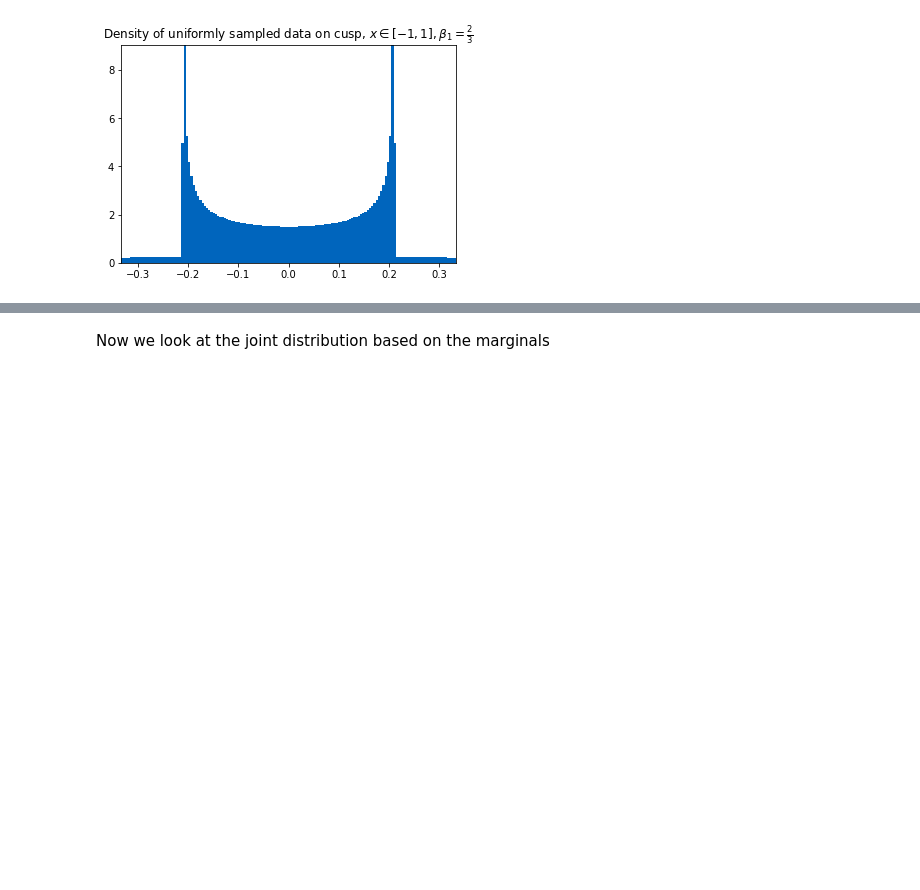
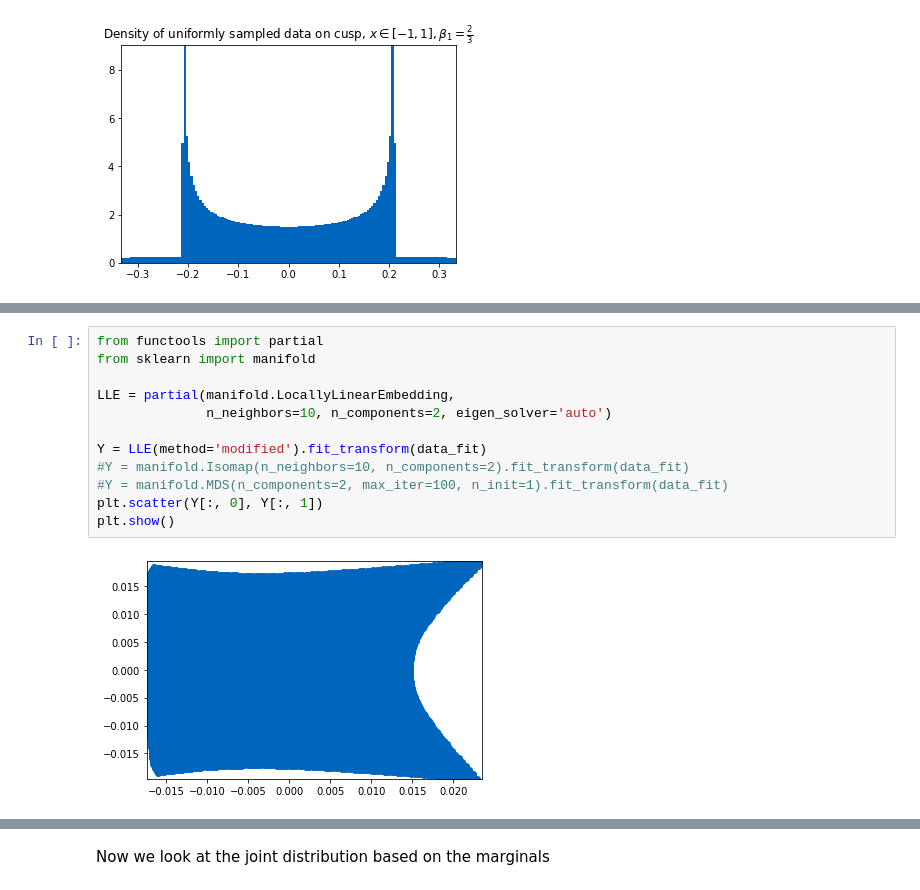
Before and after one commit to plainerman/density-transport, a Jupyter notebook: full_two_dimensional.ipynb, the cells around one changed output, grey strips where cells are left out. Saved outputs shown, nothing was run; the diff lists cells and outputs as text; blank space fills up the shorter version.

```diff
--- a/full_two_dimensional.ipynb
+++ b/full_two_dimensional.ipynb
@@ -73,0 +138,14 @@ plt.show()
+# %%
+from functools import partial
+from sklearn import manifold
+
+LLE = partial(manifold.LocallyLinearEmbedding,
+              n_neighbors=10, n_components=2, eigen_solver='auto')
+
+Y = LLE(method='modified').fit_transform(data_fit)
+#Y = manifold.Isomap(n_neighbors=10, n_components=2).fit_transform(data_fit)
+#Y = manifold.MDS(n_components=2, max_iter=100, n_init=1).fit_transform(data_fit)
+plt.scatter(Y[:, 0], Y[:, 1])
+plt.show()
+# %% [output]
+[figure, added]
```
Also changed, not shown: parts of 6 cells of this notebook, 4 other files.
